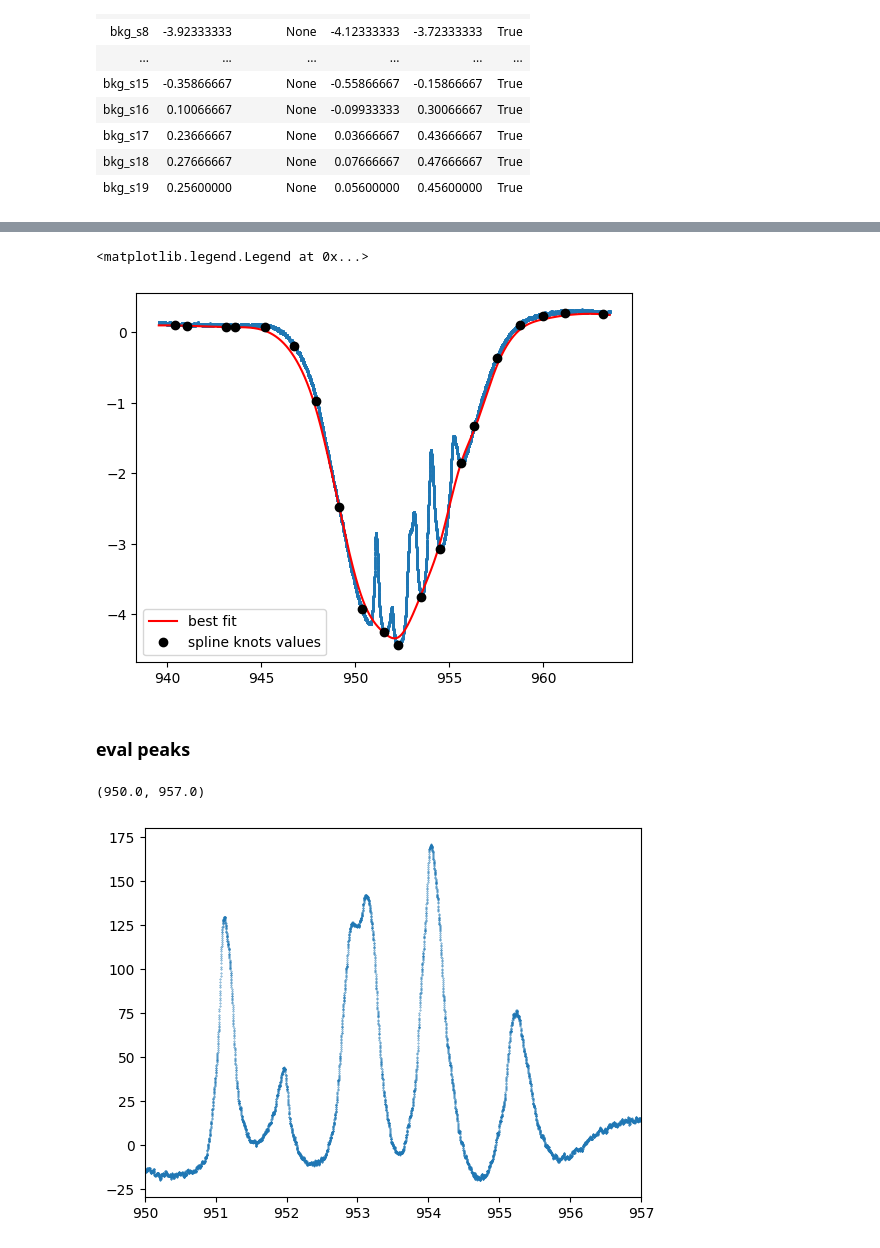
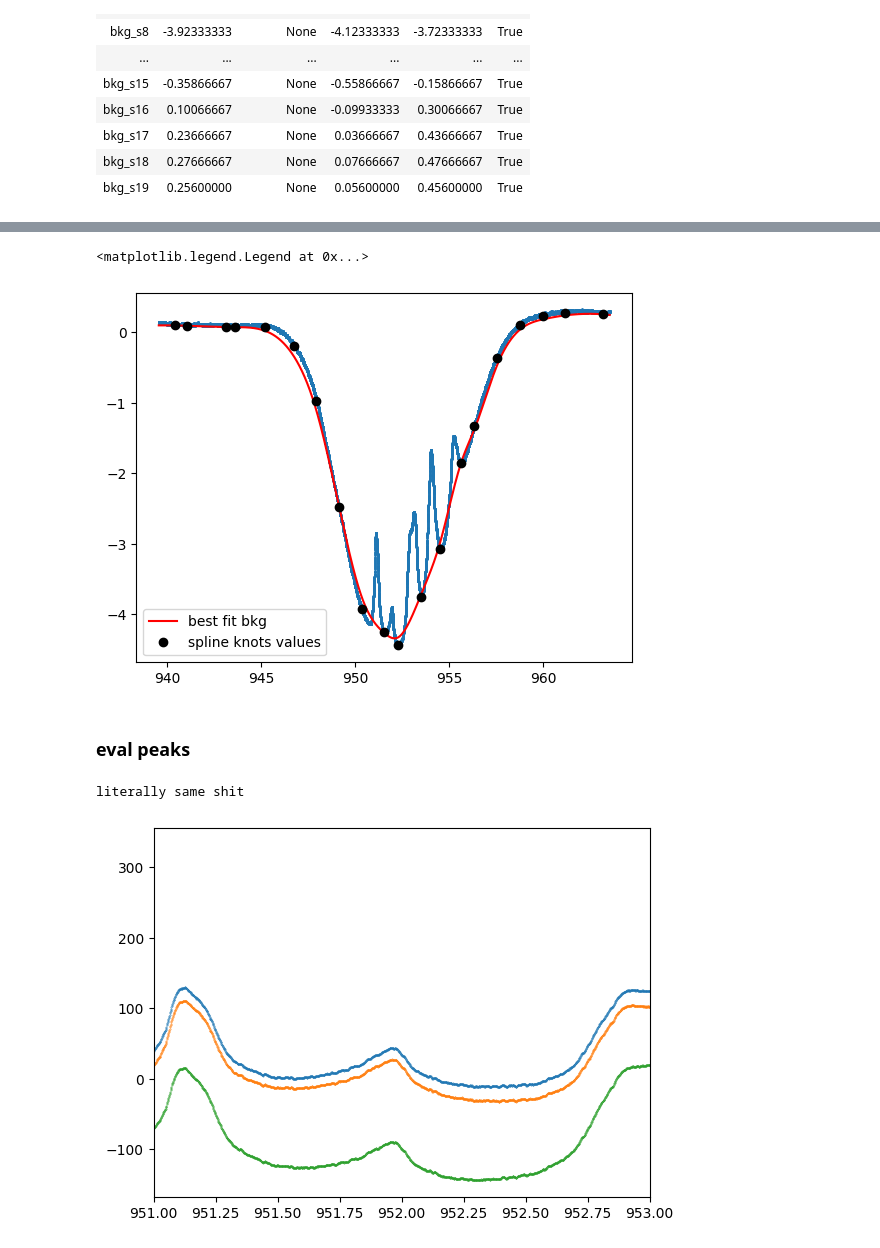
Before and after one commit to pi63on/qo_labs, a Jupyter notebook: day2.ipynb, the cells around one changed output, grey strips where cells are left out. Saved outputs shown, nothing was run; the diff lists cells and outputs as text; code cells hidden in the pictures.

Commit message:
first spectrum plot on one dataset looks alrigt

```diff
--- a/day2.ipynb
+++ b/day2.ipynb
@@ -120,4 +121,9 @@ plt.scatter(x_aveg[xknots_indices], yknots, s=20, color ='orange')
 # %%
-# #gauss model for bk
-# gauss = GaussianModel(prefix='gauss_')
-# params = gauss.guess(y_aveg, x_aveg)
+#gauss model for bk
+gauss = GaussianModel(prefix='gauss_')
+params = gauss.guess(y_aveg, x_aveg)
+# %%
+model = gauss
+out = model.fit(y_aveg, params, x=x_aveg)
+print(out.fit_report(min_correl=0.3))
+comps = out.eval_components()
@@ -123,0 +157,3 @@ plt.scatter(x_aveg[xknots_indices], yknots, s=20, color ='orange')
+# %%
+ysubtract_gauss = y_aveg - comps['gauss_']
+plt.scatter(x_aveg, ysubtract_gauss, s = 0.1)
@@ -241,7 +280,7 @@ comps = out.eval_components()
 #og data
 plt.scatter(x_aveg, y_aveg, s=1)
 #best fit
-plt.plot(x_aveg, out.best_fit, label='best fit', color= 'red')
+plt.plot(x_aveg, out.best_fit, label='best fit bkg', color= 'red')
 #background
 # plt.plot(x_aveg, comps['bkg_'], label='background')
 #gauss
@@ -258,7 +297,7 @@ plt.plot(x_aveg[xknots_indices], knot_yvals, 'o', color='black', label='spline k
 plt.legend()
 # %% [output]
 <matplotlib.legend.Legend at 0x...>
-[figure, old version]
+[figure, new version]
 # %% [markdown]
 ### eval peaks
 # %%
@@ -267,8 +306,11 @@ ynew *= 100
 # %%
 # plt.scatter(x,y,s=0.1)
 # plt.plot(x, comps['bkg_'], label='background')
 plt.scatter(x_aveg, ynew, s = 0.1)
-plt.xlim(950, 957)
+plt.scatter(x_aveg, ysubtract_gauss*100, s = 0.1)
+plt.scatter(x_aveg, y_aveg*100+300, s=0.1)
+plt.xlim(951, 953)
+print('literally same shit')
 # %% [output]
-(950.0, 957.0)
+literally same shit
-[figure, old version]
+[figure, new version]
```
Also changed, not shown: parts of 14 cells of this notebook.
